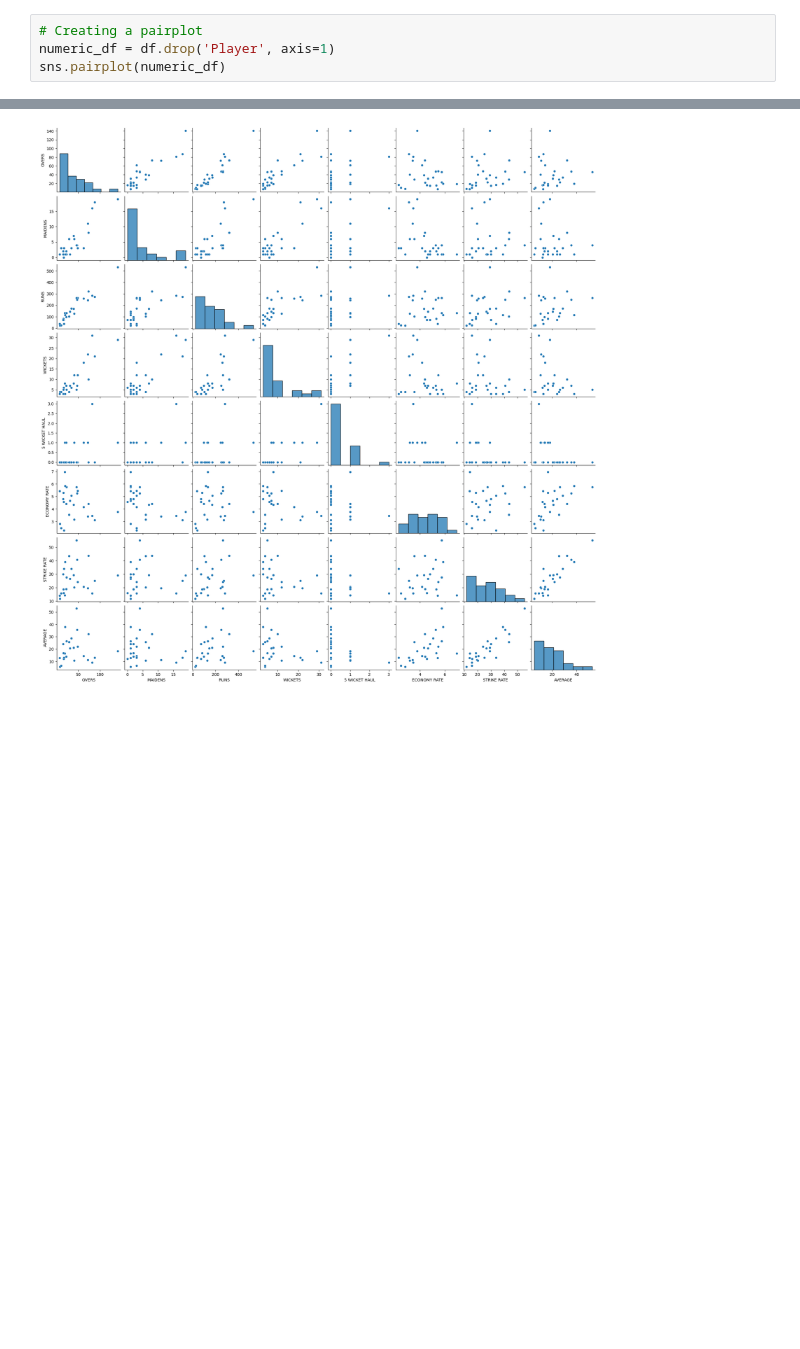
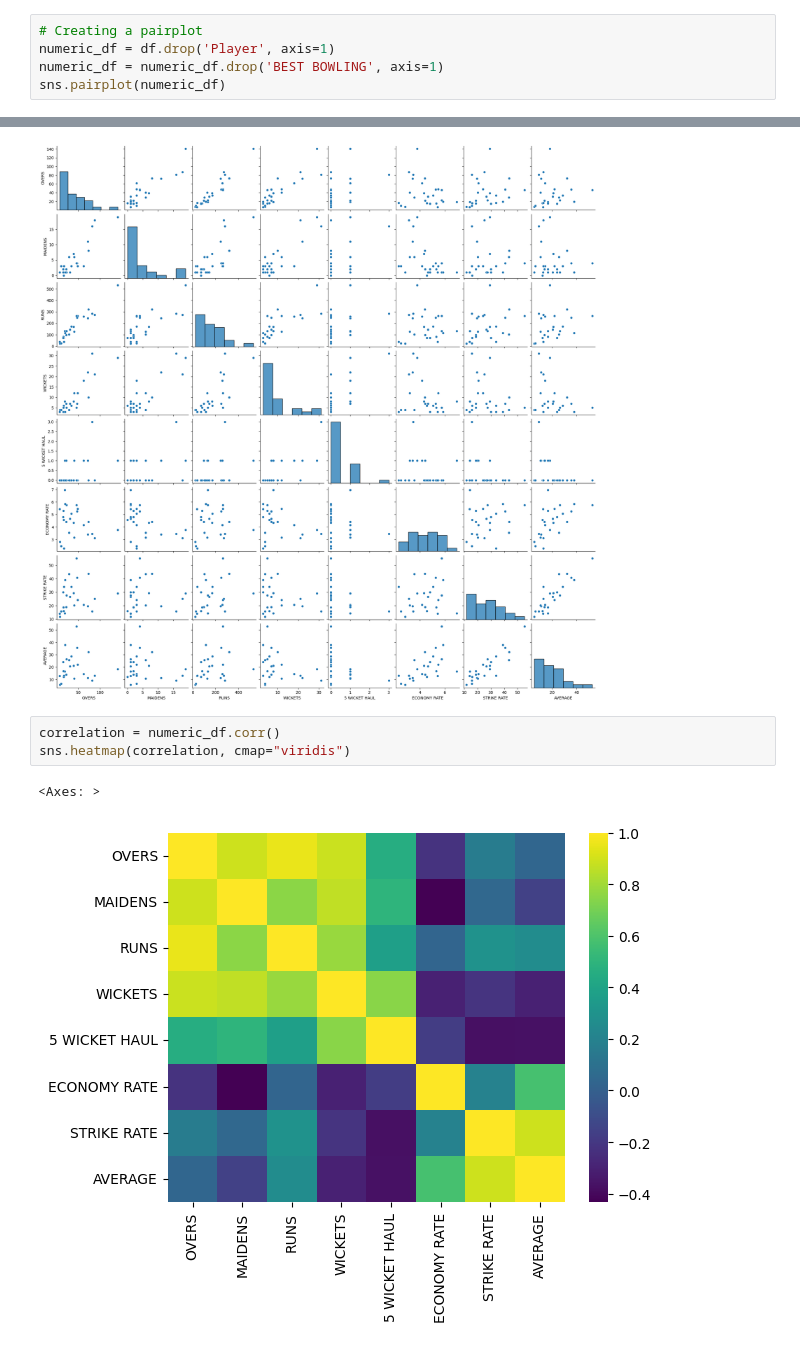
Before and after one commit to TobyDaines/GCCC-Player-Stats-Database, a Jupyter notebook: All Players Bowling.ipynb, the cells around one changed output, grey strips where cells are left out. Cells and saved outputs as stored; diff of their text form; blank space fills up the shorter version.

Commit message:
Correlation heatmap

```diff
--- a/All Players Bowling.ipynb
+++ b/All Players Bowling.ipynb
@@ -73,7 +73,14 @@ df.describe()
 # %%
 # Creating a pairplot
 numeric_df = df.drop('Player', axis=1)
+numeric_df = numeric_df.drop('BEST BOWLING', axis=1)
 sns.pairplot(numeric_df)
 # %% [output]
 <seaborn.axisgrid.PairGrid at 0x...>
 [figure]
+# %%
+correlation = numeric_df.corr()
+sns.heatmap(correlation, cmap="viridis")
+# %% [output]
+<Axes: >
+[figure, added]
```
